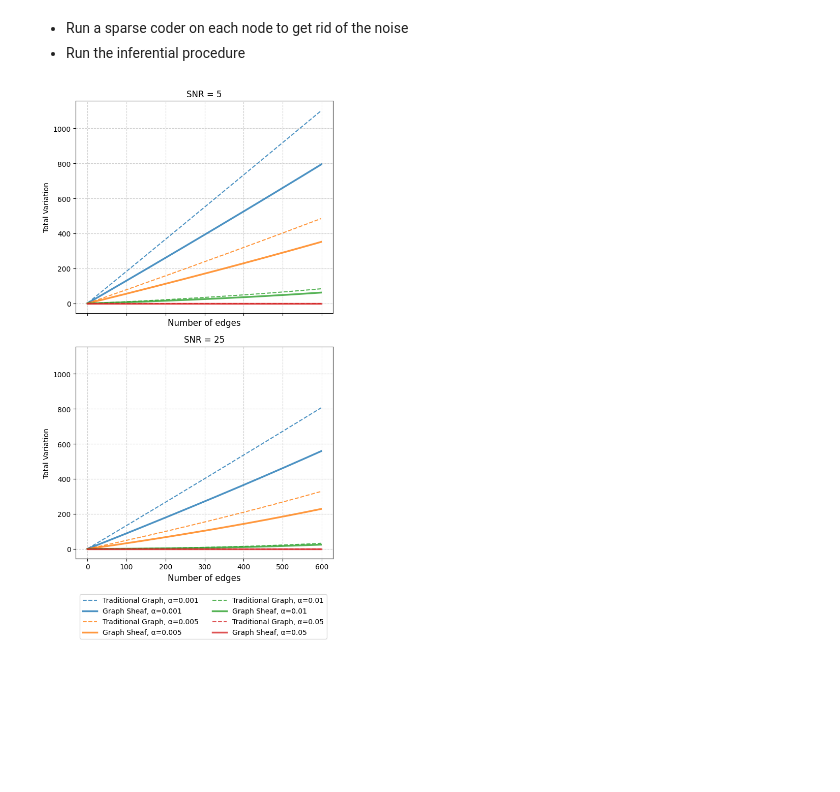
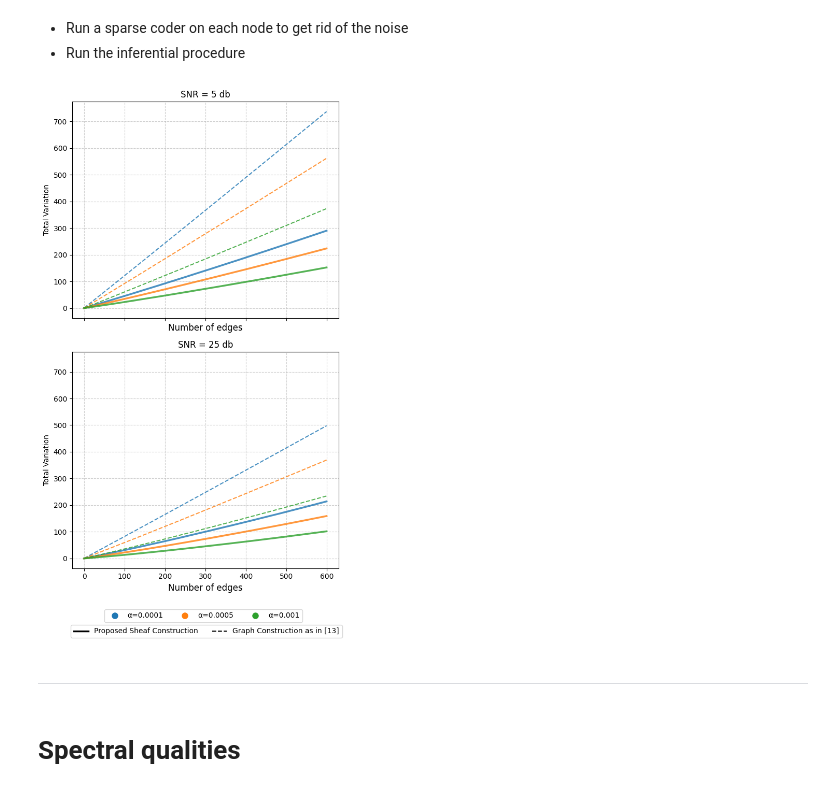
Before and after one commit to LeoDiNino97/LearningOnGraphCellularSheaves, a Jupyter notebook: ConnectionSheaf.ipynb, the cells around one changed output. Drawn from its saved outputs; the diff is of its cells as text; code cells hidden in the pictures; blank space fills up the shorter version.

```diff
--- a/ConnectionSheaf.ipynb
+++ b/ConnectionSheaf.ipynb
@@ -316,7 +298,6 @@ class DataDrivenGrassmanGraph:
             alignment               Perform the alignment between each pair of subspaces
             inference               Carries out a graph based on one of the two mode as a set of edges
         '''
-        assert V >= d
 
         self.V = V
         self.d = d
@@ -418,12 +365,0 @@ G.pre_dists
-# %%
-TVs_pre = []
-TVs_post = []
-
-TVS = G.inference()
-
-for E0 in range(1, len(list(combinations(range(V),2)))):
-    TVs_pre.append(np.sum([TVS['Pre'][i][1] for i in range(0,E0)]))
-    TVs_post.append(np.sum([TVS['Post'][i][1] for i in range(0,E0)]))
-
-plt.plot(TVs_pre)
-plt.plot(TVs_post)
@@ -443,6 +376,6 @@ SNRs = [5,25]
 # %%
 SNRs = [5,25]
-alphas = [0.001, 0.005,0.01,0.05]
+alphas = [1e-4, 5e-4,1e-3]
 
 codebook = {
     alpha: {
@@ -454,7 +387,7 @@ d = 64
 V = 64
 B = dct(np.eye(d), axis=0, norm='ortho').T
 # %%
-X = SyntheticSignals(B, V, d, 42, 1000)
+X = SyntheticSignals(B, V, d, 42, 100)
 # %%
 for alpha in alphas:
     for SNR in tqdm(SNRs):
@@ -474,6 +407,9 @@ for alpha in alphas:
         G.alignment(codebook[alpha][SNR])
         dists[alpha][SNR] = copy.copy(G.inference())
 # %%
+import matplotlib.pyplot as plt
+from matplotlib.lines import Line2D
+
 # Define a color map for the alphas
 colors = plt.rcParams["axes.prop_cycle"].by_key()["color"]
 
@@ -483,7 +419,7 @@ fig, axes = plt.subplots(rows, cols, figsize=(6, 10), sharex=True, sharey=True)
 axes = axes.flatten()  # Flatten for easier indexing
 
 # Iterate over SNRs and plot on subplots
-for i, SNR in enumerate(SNRs[:2]):
+for i, SNR in enumerate(SNRs):
     ax = axes[i]  # Current subplot
     for j, alpha in enumerate(alphas):
         TVs_pre = []
@@ -499,37 +435,64 @@ for i, SNR in enumerate(SNRs[:2]):
         # Plot Pre (dashed line) and Post (solid, thicker line) with the same color
         ax.plot(
             TVs_pre,
-            label=f'Traditional Graph, α={alpha}',
             color=colors[j],
             linestyle='--',
             linewidth=1.5,
             alpha=0.8,
         )
         ax.plot(
             TVs_post,
-            label=f'Graph Sheaf, α={alpha}',
             color=colors[j],
             linestyle='-',
             linewidth=2.5,  # Thicker line for Post
             alpha=0.8,
         )
 
     # Add dashed grid, title, and labels
     ax.grid(linestyle='--', alpha=0.6)
-    ax.set_title(f'SNR = {SNR}')
+    ax.set_title(f'SNR = {SNR} db')
     ax.set_ylabel('Total Variation')
     ax.set_xlabel('Number of edges', fontsize=12)
 
 # Add common x-label, y-label
 plt.xlabel('Number of edges', fontsize=12)
 plt.tight_layout()
 
-# Add a single legend outside the grid, centered below the plot
-handles, labels = axes[0].get_legend_handles_labels()
+# Create custom legend handles for colors (dots)
+handles_color = []
+for j, alpha in enumerate(alphas):
+    handles_color.append(Line2D([0], [0], marker='o', color='w', markerfacecolor=colors[j], markersize=10))
+
+# Create custom legend handles for line styles (Proposed/SoA)
+handles_lines = [
+    Line2D([0], [0], linestyle='-', color='black', linewidth=2.5),  # Proposed
+    Line2D([0], [0], linestyle='--', color='black', linewidth=1.5),  # SoA
+]
+
+# Define the labels for the color (alpha) and line styles
+labels_color = [f'α={alpha}' for alpha in alphas]  # Dots for alpha values
+labels_lines = ['Proposed Sheaf Construction', 'Graph Construction as in [13]']  # Lines for Proposed and SoA
+
+# Add the first legend (colors for alphas)
 fig.legend(
-    handles, labels, loc='upper center', bbox_to_anchor=(0.55, -0.001), ncol=2, fontsize=10
+    handles_color,
+    labels_color,
+    loc='upper center',
+    bbox_to_anchor=(0.54, -0.01),
+    ncol=len(alphas),
+    fontsize=10,
+)
+
+# Add the second legend (line styles for Proposed and SoA)
+fig.legend(
+    handles_lines,
+    labels_lines,
+    loc='upper center',
+    bbox_to_anchor=(0.55, -0.04),
+    ncol=2,
+    fontsize=10,
 )
 
 plt.show()
 # %% [output]
-[figure, old version]
+[figure, new version]
@@ -641,0 +499,4 @@ plt.close(fig2)
+# %% [markdown]
+______
+# %% [markdown]
+# Spectral qualities
```
Also changed, not shown: parts of 40 cells of this notebook, 6 other files.
